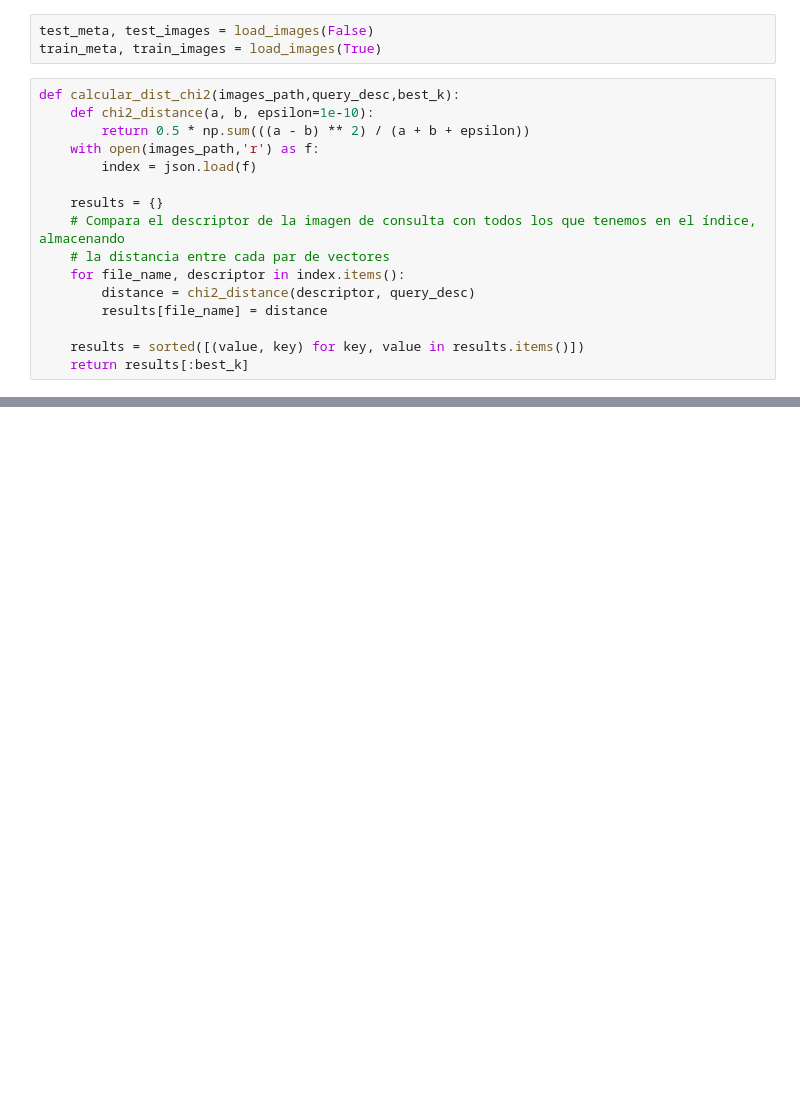
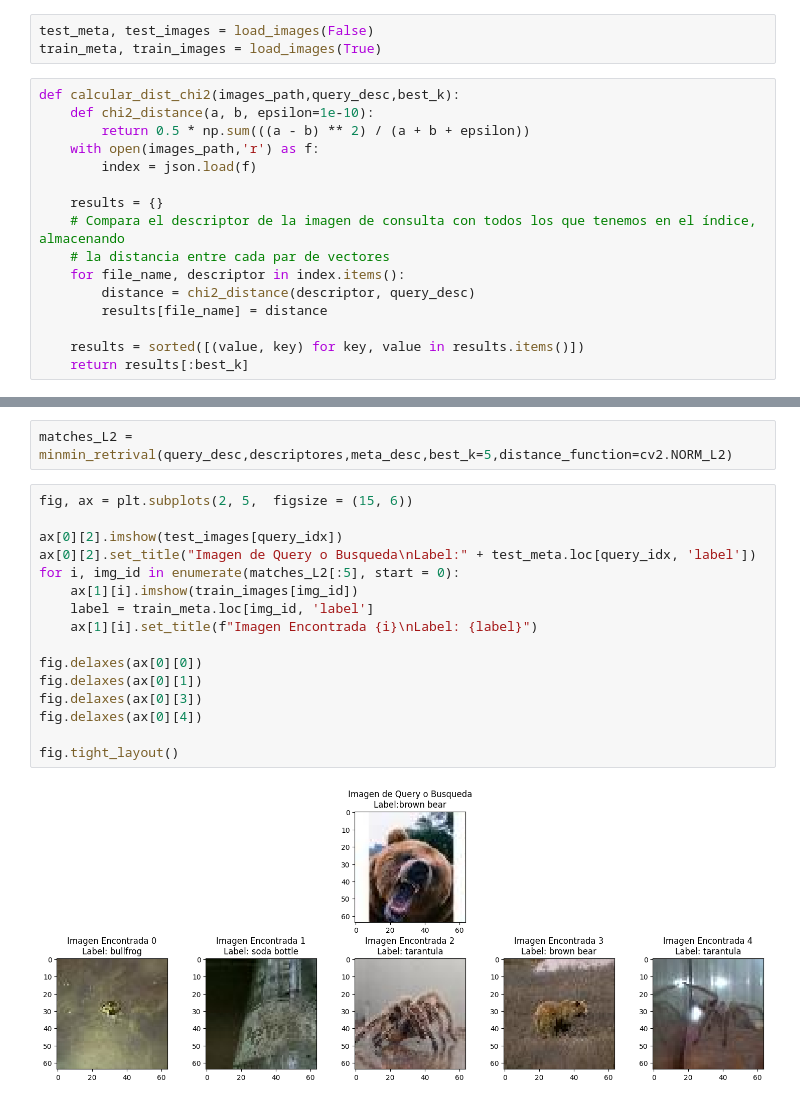
Before and after one commit to RubenCid35/CBIR, a Jupyter notebook: experiments/cnn.ipynb, the cells around one changed output, grey strips where cells are left out. Saved outputs shown, nothing was run; the diff lists cells and outputs as text; blank space fills up the shorter version.

```diff
--- a/experiments/cnn.ipynb
+++ b/experiments/cnn.ipynb
@@ -85,0 +91,20 @@ fig.tight_layout()
+# %%
+matches_L2 = minmin_retrival(query_desc,descriptores,meta_desc,best_k=5,distance_function=cv2.NORM_L2)
+# %%
+fig, ax = plt.subplots(2, 5,  figsize = (15, 6))
+
+ax[0][2].imshow(test_images[query_idx])
+ax[0][2].set_title("Imagen de Query o Busqueda\nLabel:" + test_meta.loc[query_idx, 'label'])
+for i, img_id in enumerate(matches_L2[:5], start = 0):
+    ax[1][i].imshow(train_images[img_id])
+    label = train_meta.loc[img_id, 'label']
+    ax[1][i].set_title(f"Imagen Encontrada {i}\nLabel: {label}")
+
+fig.delaxes(ax[0][0])
+fig.delaxes(ax[0][1])
+fig.delaxes(ax[0][3])
+fig.delaxes(ax[0][4])
+
+fig.tight_layout()
+# %% [output]
+[figure, added]
```
Also changed, not shown: parts of 5 cells of this notebook, 1 other file.
